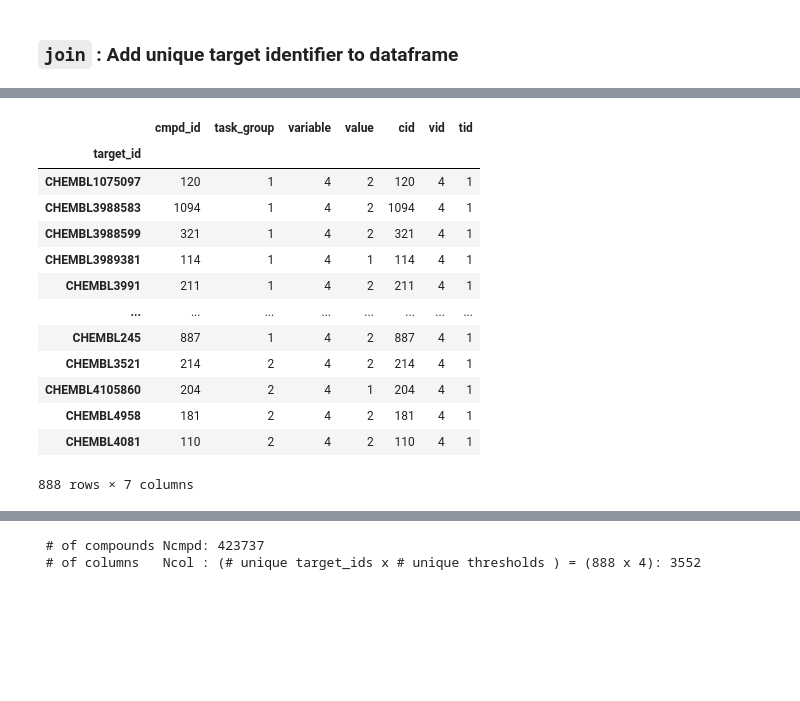
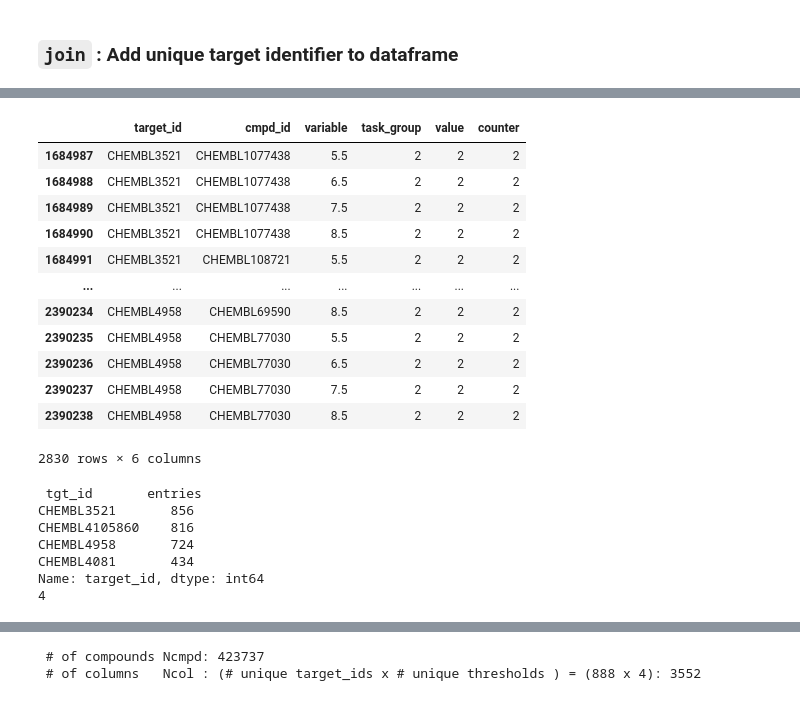
Before and after one commit to kbardool/Chembl-pipeline, a Jupyter notebook: 40_mtcv.ipynb, the cells around one changed output, grey strips where cells are left out. Saved outputs shown, nothing was run; the diff lists cells and outputs as text; code cells hidden in the pictures; blank space fills up the shorter version.

Commit message:
09-08-2022 Notebook changes to research clustering

```diff
--- a/40_mtcv.ipynb
+++ b/40_mtcv.ipynb
@@ -14,3 +11,5 @@ import pandas as pd
 import scipy.sparse
 import argparse
 pd.options.display.width = 132
+pd.options.display.max_rows = 100
+import os
@@ -202,12 +215,13 @@ parser.add_argument('--compounds', type=str, required=True)
 parser.add_argument('--clusters', type=str, required=True)
 parser.add_argument('--folding', type=str, default="output/folding.npy")
 parser.add_argument('--nfolds', type=int, default=5)
+VERSION = "chembl_29_dev"
 
-in_args = " --thresh    output/chembl_29/chembl_29_thresholds.csv"\
-          " --clusters  output/chembl_29/chembl_29_clustering.npy " \
-          " --compounds output/chembl_29/chembl_29_X_cmpds.csv" \
-          " --y         output/chembl_29/chembl_29_Y_all.npy"\
-          " --folding   output/chembl_29/chembl_29_folding.npy"\
+in_args = f" --thresh    output/{VERSION}/{VERSION}_thresholds.csv"\
+          f" --clusters  output/{VERSION}/{VERSION}_clustering.npy " \
+          f" --compounds output/{VERSION}/{VERSION}_X_cmpds.csv" \
+          f" --y         output/{VERSION}/{VERSION}_Y_all.npy"\
+          f" --folding   output/{VERSION}/{VERSION}_folding.npy"\
           " --nfolds    5"
 in_args = in_args.split()
 
@@ -217,6 +231,7 @@ print()
 print(f" input parm - thresh  :   value: {conf_vars['thresh']}")
 print(f" input parm - clusters:   value: {conf_vars['clusters']}")
 print(f" input parm - compounds:  value: {conf_vars['compounds']}")
+
 print(f" input parm - nfolds:     value: {conf_vars['nfolds']}")
 print(f" output parm - y :        value: {conf_vars['y']}")
 print(f" output parm - folding:   value: {conf_vars['folding']}")
@@ -602,0 +693,6 @@ Note:
+# %%
+# join.groupby(by=['target_id']).nunique('task_group').sort_values(by='task_group')
+# join.groupby(by=['tid','cid']).nunique('task_group').sort_values(by=['task_group'])
+tst = join.drop(columns=['cid', 'tid', 'vid'])
+tst['counter'] = 1
+tst
@@ -602,0 +745,5 @@ Note:
+# %%
+tst1 = tst.groupby(by=['target_id','cmpd_id', 'variable']).count() ##.sort_values(by=['task_group'])
+tst1.reset_index(inplace=True)
+tst1.info()
+tst1.head()
@@ -603,18 +841,36 @@ Note:
 # %%
-# join.groupby(by=['target_id']).nunique('task_group').sort_values(by='task_group')
-join.groupby(by=['target_id']).nunique('task_group').sort_values(by='task_group')
+tst2 = tst1[tst1['value'] == +2]
+tst2
 # %% [output]
-|  | cmpd_id | task_group | variable | value | cid | vid | tid |
-| target_id |  |  |  |  |  |  |  |
-| CHEMBL1075097 | 120 | 1 | 4 | 2 | 120 | 4 | 1 |
-| CHEMBL3988583 | 1094 | 1 | 4 | 2 | 1094 | 4 | 1 |
-| CHEMBL3988599 | 321 | 1 | 4 | 2 | 321 | 4 | 1 |
-| CHEMBL3989381 | 114 | 1 | 4 | 1 | 114 | 4 | 1 |
-| CHEMBL3991 | 211 | 1 | 4 | 2 | 211 | 4 | 1 |
-| ... | ... | ... | ... | ... | ... | ... | ... |
-| CHEMBL245 | 887 | 1 | 4 | 2 | 887 | 4 | 1 |
-| CHEMBL3521 | 214 | 2 | 4 | 2 | 214 | 4 | 1 |
-| CHEMBL4105860 | 204 | 2 | 4 | 1 | 204 | 4 | 1 |
-| CHEMBL4958 | 181 | 2 | 4 | 2 | 181 | 4 | 1 |
-| CHEMBL4081 | 110 | 2 | 4 | 2 | 110 | 4 | 1 |
+|  | target_id | cmpd_id | variable | task_group | value | counter |
+| 1684987 | CHEMBL3521 | CHEMBL1077438 | 5.5 | 2 | 2 | 2 |
+| 1684988 | CHEMBL3521 | CHEMBL1077438 | 6.5 | 2 | 2 | 2 |
+| 1684989 | CHEMBL3521 | CHEMBL1077438 | 7.5 | 2 | 2 | 2 |
+| 1684990 | CHEMBL3521 | CHEMBL1077438 | 8.5 | 2 | 2 | 2 |
+| 1684991 | CHEMBL3521 | CHEMBL108721 | 5.5 | 2 | 2 | 2 |
+| ... | ... | ... | ... | ... | ... | ... |
+| 2390234 | CHEMBL4958 | CHEMBL69590 | 8.5 | 2 | 2 | 2 |
+| 2390235 | CHEMBL4958 | CHEMBL77030 | 5.5 | 2 | 2 | 2 |
+| 2390236 | CHEMBL4958 | CHEMBL77030 | 6.5 | 2 | 2 | 2 |
+| 2390237 | CHEMBL4958 | CHEMBL77030 | 7.5 | 2 | 2 | 2 |
+| 2390238 | CHEMBL4958 | CHEMBL77030 | 8.5 | 2 | 2 | 2 |
-888 rows × 7 columns
+2830 rows × 6 columns
+# %%
+# join.groupby(by=['target_id']).nunique('task_group').sort_values(by='task_group')
+# join.groupby(by=['tid','cid']).nunique('task_group').sort_values(by=['task_group'])
+# tst = join.groupby(by=['target_id','cmpd_id', 'variable']).sum() ##.sort_values(by=['task_group'])
+
+# tst_2.info()
+# tst_2.head()
+
+print('\n tgt_id       entries')
+print(tst_2['target_id'].value_counts())
+print(len(tst_2['target_id'].unique()))
+# %% [output]
+ tgt_id       entries
+CHEMBL3521       856
+CHEMBL4105860    816
+CHEMBL4958       724
+CHEMBL4081       434
+Name: target_id, dtype: int64
+4
```
Also changed, not shown: parts of 90 cells of this notebook, 4 other files.
